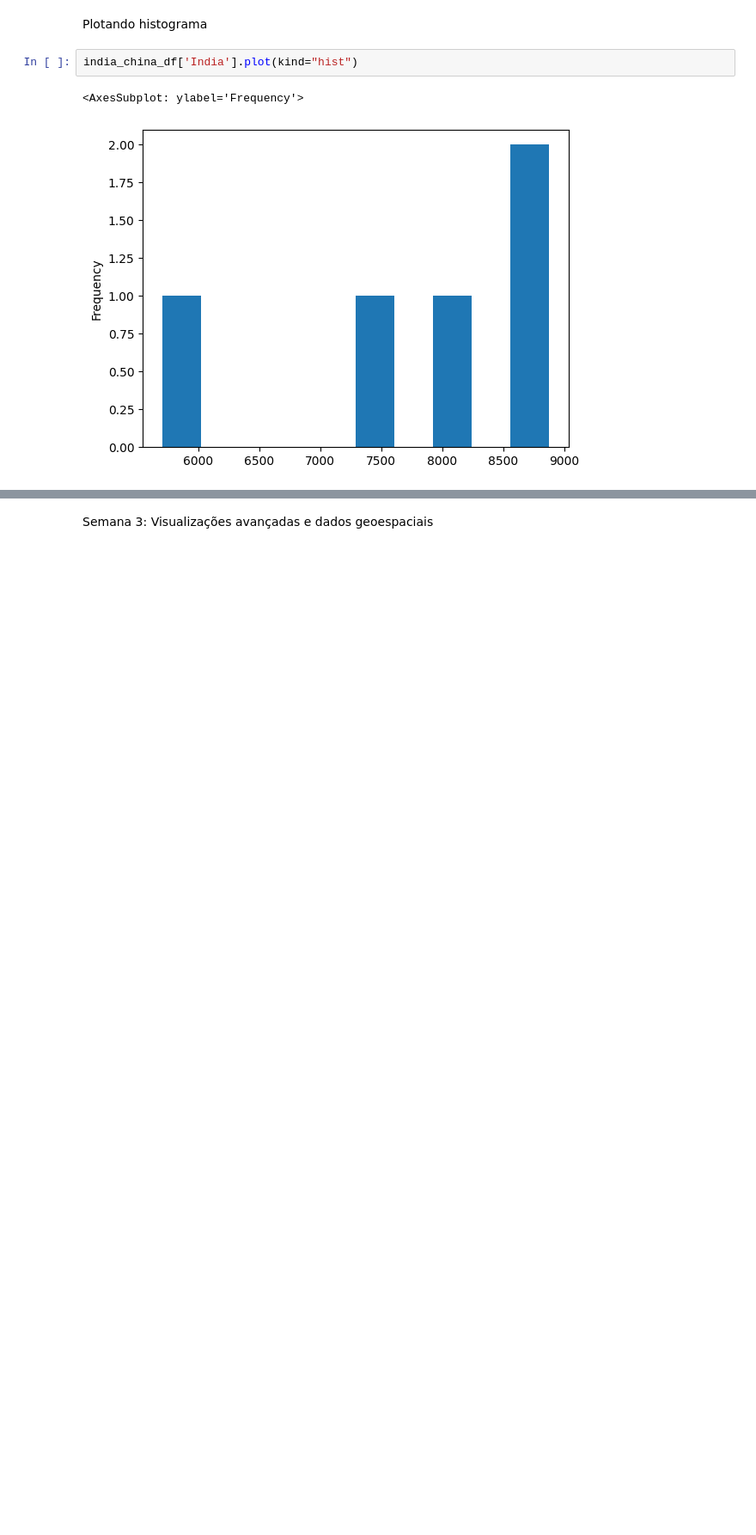
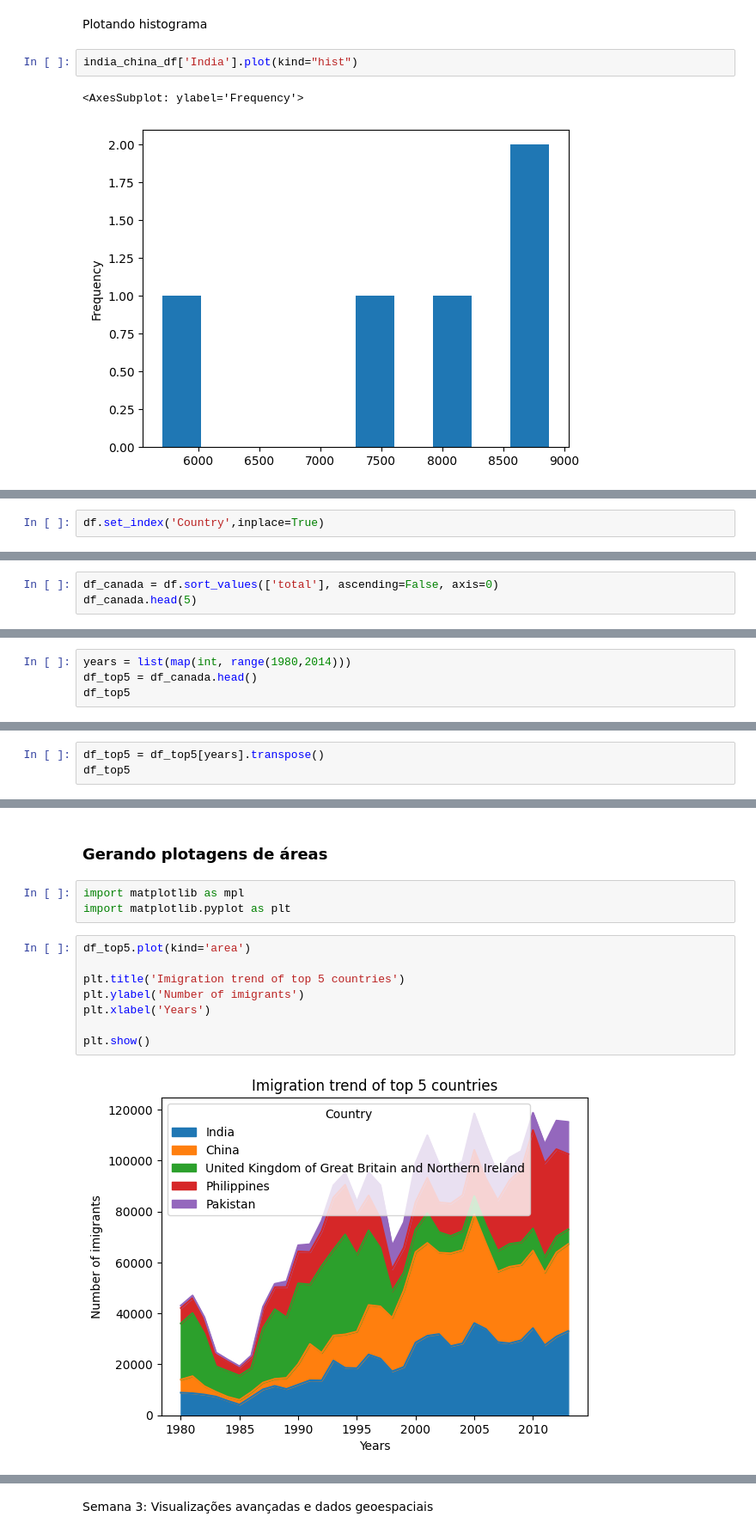
Before and after one commit to JoseWRPereira/jupyter-lab, a Jupyter notebook: Coursera-IBM/data_visualization.ipynb, the cells around one changed output, grey strips where cells are left out. Shown at 86% size. Saved outputs shown, nothing was run; the diff lists cells and outputs as text; blank space fills up the shorter version.

Commit message:
add plotagem de area

```diff
--- a/Coursera-IBM/data_visualization.ipynb
+++ b/Coursera-IBM/data_visualization.ipynb
@@ -94,0 +135,2 @@ Semana 2: Ferramentas de visualização básicas e avançadas
+# %%
+df.set_index('Country',inplace=True)
@@ -94,0 +139,3 @@ Semana 2: Ferramentas de visualização básicas e avançadas
+# %%
+df_canada = df.sort_values(['total'], ascending=False, axis=0)
+df_canada.head(5)
@@ -94,0 +151,4 @@ Semana 2: Ferramentas de visualização básicas e avançadas
+# %%
+years = list(map(int, range(1980,2014)))
+df_top5 = df_canada.head()
+df_top5
@@ -94,0 +164,3 @@ Semana 2: Ferramentas de visualização básicas e avançadas
+# %%
+df_top5 = df_top5[years].transpose()
+df_top5
@@ -94,0 +185,15 @@ Semana 2: Ferramentas de visualização básicas e avançadas
+# %% [markdown]
+### Gerando plotagens de áreas
+# %%
+import matplotlib as mpl
+import matplotlib.pyplot as plt
+# %%
+df_top5.plot(kind='area')
+
+plt.title('Imigration trend of top 5 countries')
+plt.ylabel('Number of imigrants')
+plt.xlabel('Years')
+
+plt.show()
+# %% [output]
+[figure, added]
```
Also changed, not shown: parts of 30 cells of this notebook, 2 other files.
